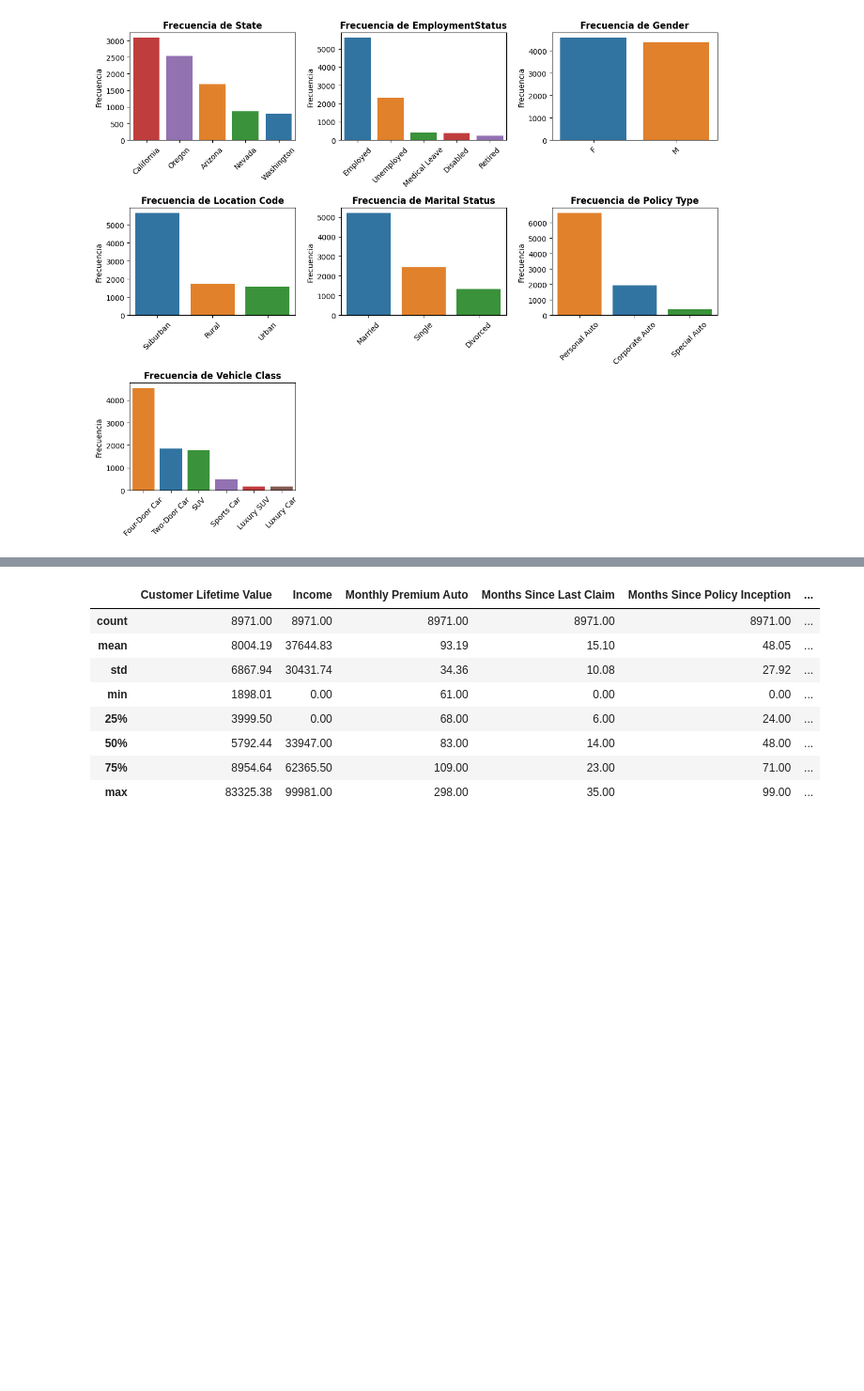
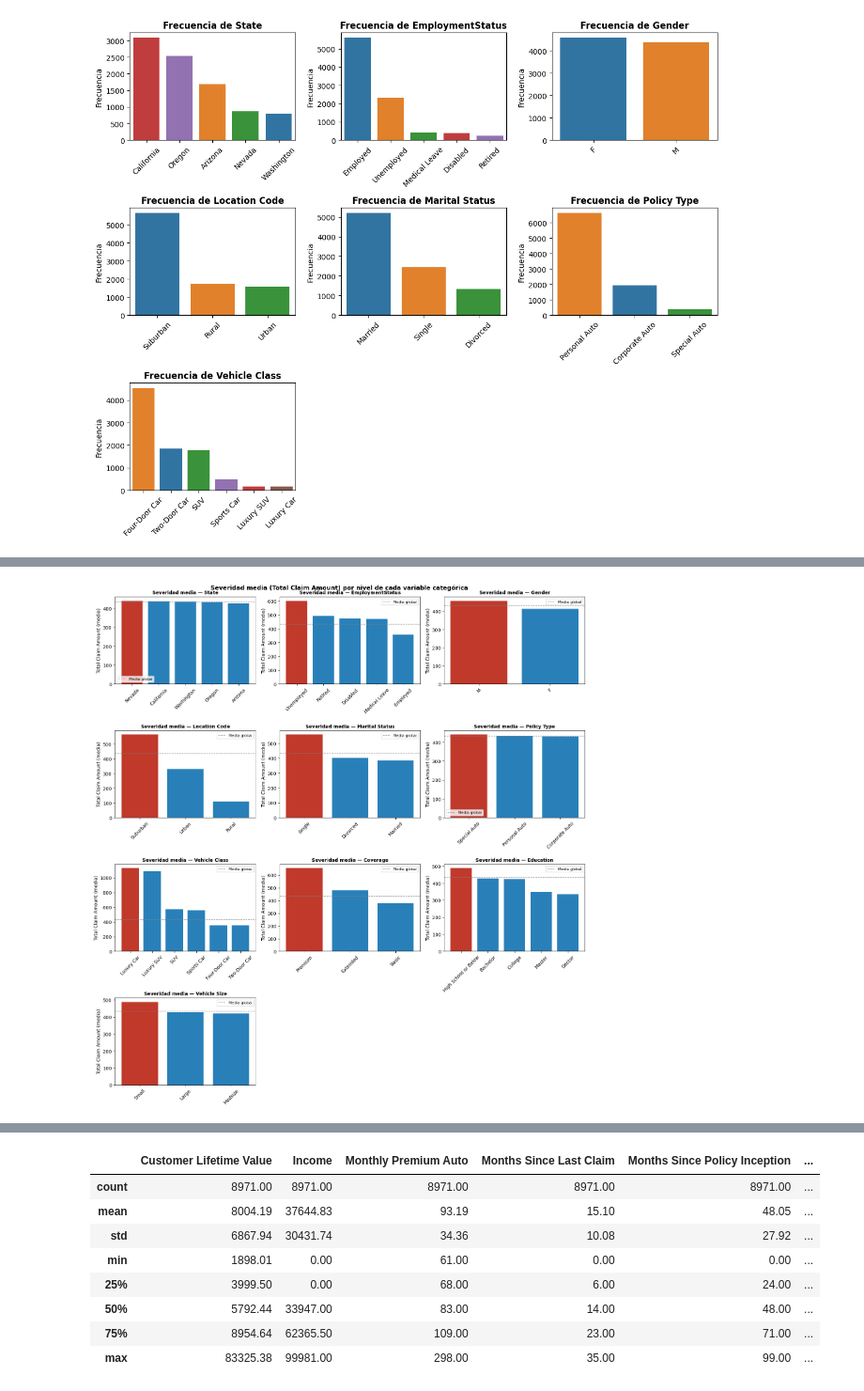
Before and after one commit to diegooperezz/actuarial-bnn-reserving, a Jupyter notebook: notebooks/01_eda_limpieza.ipynb, the cells around one changed output, grey strips where cells are left out. Shown at 94% size. Drawn from its saved outputs; the diff is of its cells as text; code cells hidden in the pictures; blank space fills up the shorter version.

```diff
--- a/notebooks/01_eda_limpieza.ipynb
+++ b/notebooks/01_eda_limpieza.ipynb
@@ -247,6 +335,6 @@ Las frecuencias para las variables nominales tienen sentido, veamos ahora las va
 # %%
 # Dibujar gráfico de barras para cada variable categórica
-ordinal_columns = ['Coverage', 'Education', 'Policy Level', 'Vehicle Size']
+ordinal_columns = ['Coverage', 'Education', 'Vehicle Size']
 fig, axes = plt.subplots(nrows=2, ncols=2, figsize=(8, 8))
 axes = axes.flatten()
 for i, col in enumerate(ordinal_columns):
@@ -268,6 +356,9 @@ for i, col in enumerate(ordinal_columns):
     # Rotar las etiquetas del eje X si son muy largas
     axes[i].tick_params(axis='x', rotation=45)
 
+for j in range(len(ordinal_columns), len(axes)):
+    fig.delaxes(axes[j])
+
 plt.tight_layout() # Evitar solapamiento de subgráficos
 plt.show()
 # %% [output]
@@ -311 +370,27 @@ df_1 = df_1.copy().drop(columns=['Policy Level'])
+# %%
+fig, axes = plt.subplots(nrows=4, ncols=3, figsize=(15, 16))
+axes = axes.flatten()
+
+all_cat_columns = nominal_columns + ordinal_columns
+
+for i, col in enumerate(all_cat_columns):
+    means  = df_1.groupby(col)['Total Claim Amount'].mean().sort_values(ascending=False)
+    colors = ['#c0392b' if v == means.max() else '#2980b9' for v in means.values]
+    axes[i].bar(means.index, means.values, color=colors)
+    axes[i].axhline(df_1['Total Claim Amount'].mean(), color='grey',
+                    linestyle='--', linewidth=1, label='Media global')
+    axes[i].set_title(f'Severidad media — {col}', fontsize=10, fontweight='bold')
+    axes[i].set_ylabel('Total Claim Amount (media)')
+    axes[i].tick_params(axis='x', rotation=45)
+    axes[i].legend(fontsize=8)
+
+for j in range(len(all_cat_columns), len(axes)):
+    fig.delaxes(axes[j])
+
+plt.suptitle('Severidad media (Total Claim Amount) por nivel de cada variable categórica',
+             fontsize=13, fontweight='bold')
+plt.tight_layout()
+plt.show()
+# %% [output]
+[figure, added]
 # %% [markdown]
```
Also changed, not shown: parts of 59 cells of this notebook, 5 other files.
